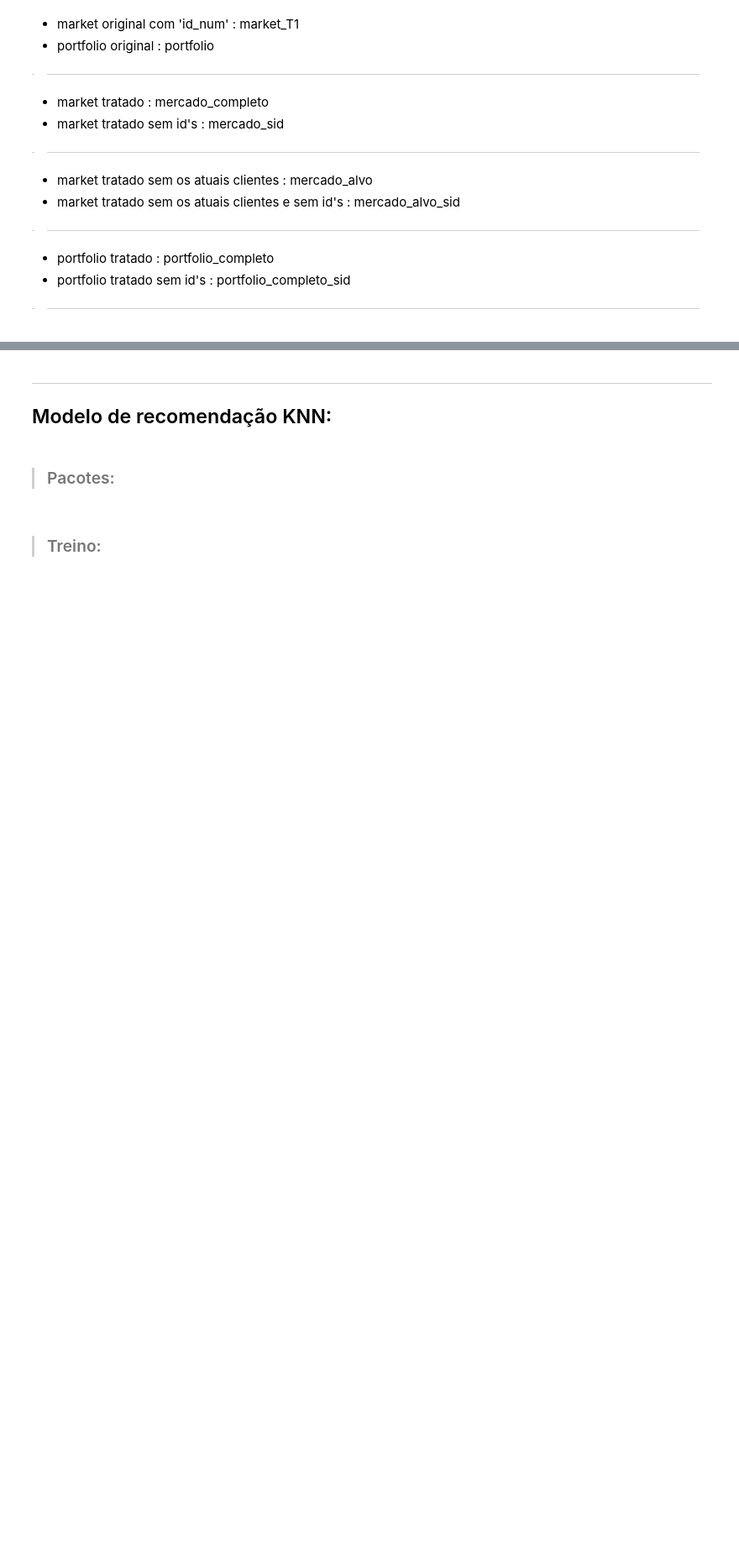
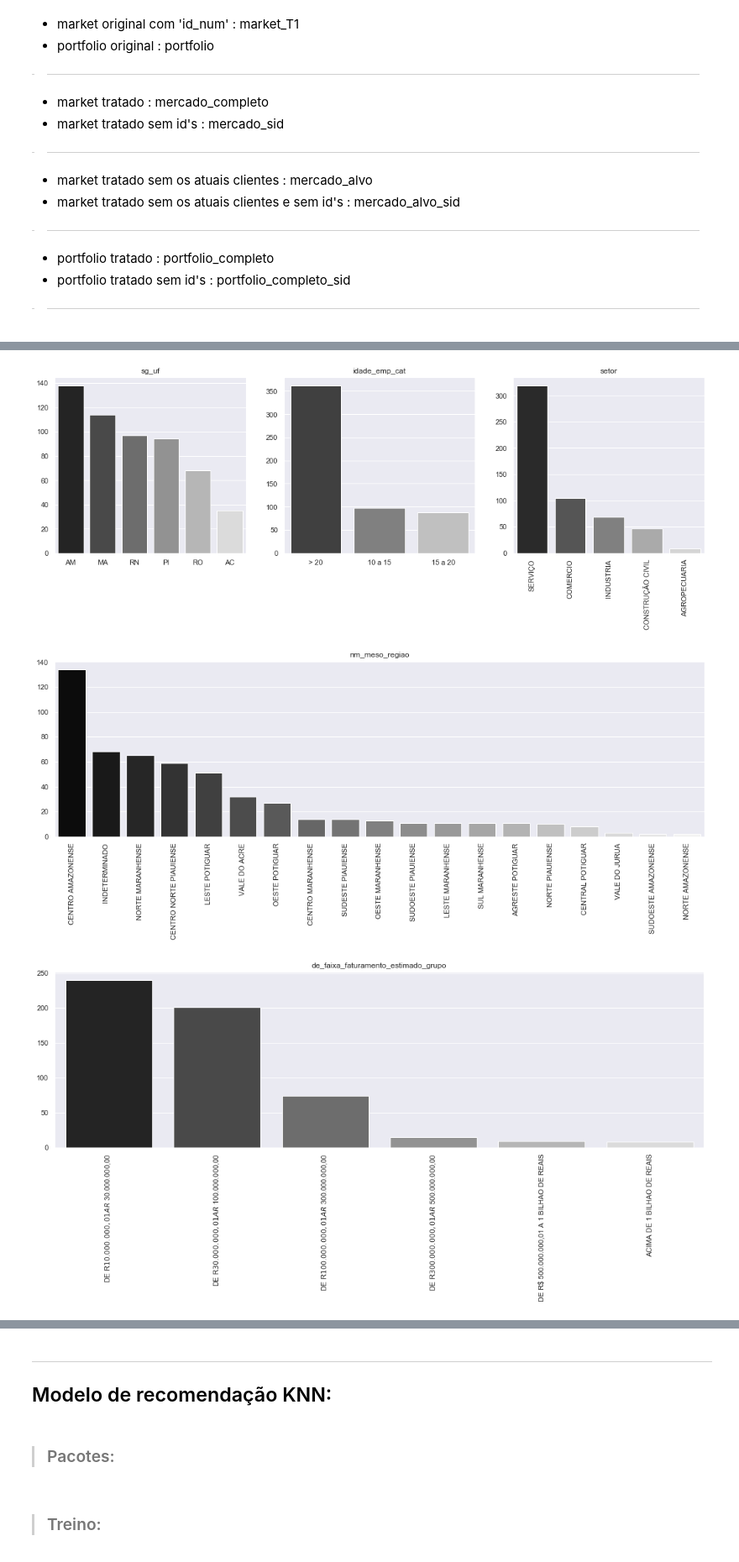
Before and after one commit to codenation-dev/squad-4-ad-data-science-1, a Jupyter notebook: analysis/CN-Rec_KNN.ipynb, the cells around one changed output, grey strips where cells are left out. Shown at 84% size. Drawn from its saved outputs; the diff is of its cells as text; code cells hidden in the pictures; blank space fills up the shorter version.

```diff
--- a/analysis/CN-Rec_KNN.ipynb
+++ b/analysis/CN-Rec_KNN.ipynb
@@ -214,6 +337,8 @@ percent_NA = 60
 colunas_NA_exclusao = qtd_na_por_col_portfolio_T2['Coluna'].loc[qtd_na_por_col_portfolio_T2['Percentual_de_NA'] >= percent_NA]
 # Exclusão das colunas:
 market_T3 = market_T3.drop(colunas_NA_exclusao, axis = 1)
+# %%
+market_T3 = market_T3.drop(['dt_situacao'], axis = 1)
 # %% [markdown]
 > ### Tipos de dados:
 # %%
@@ -239,9 +368,7 @@ tipo_int.remove('id_num')
 # Preenchimento de Na's
 market_T3[tipo_int] = market_T3[tipo_int].fillna(0)
 market_T3[tipo_float] = market_T3[tipo_float].fillna(0)
-market_T3[tipo_bool] = market_T3[tipo_bool].fillna(market_T3[tipo_bool].mode(dropna=True))
-market_T3[tipo_object] = market_T3[tipo_object].fillna(market_T3[tipo_object].mode(dropna=True))
-market_T3[tipo_object] = market_T3[tipo_object].fillna('INDETERMINADA')
+market_T3[tipo_object] = market_T3[tipo_object].fillna('INDETERMINADO')
 # %%
 # Visualização do dataframe após o tratamento:
 market_T3.head(3)
@@ -442,0 +690,65 @@ portfolio_completo_sid = portfolio_completo.drop(['id', 'id_num'], axis = 1)
+# %%
+sns.set()
+f, axes= plt.subplots(1, 3, figsize=(18, 5))
+
+sns.countplot(data=portfolio_T4, x="sg_uf", palette = 'gist_gray', order = portfolio_T4['sg_uf'].value_counts().index, ax=axes[0]);
+axes[0].set_title("sg_uf")
+axes[0].set_ylabel("")
+axes[0].set_xlabel("")
+
+sns.countplot(data=portfolio_T4, x="idade_emp_cat", palette = 'gist_gray', order = portfolio_T4['idade_emp_cat'].value_counts().index, ax=axes[1]);
+axes[1].set_title("idade_emp_cat")
+axes[1].set_ylabel("")
+axes[1].set_xlabel("")
+
+sns.countplot(data=portfolio_T4, x="setor", palette = 'gist_gray', order = portfolio_T4['setor'].value_counts().index, ax=axes[2]);
+axes[2].set_title("setor")
+plt.xticks(rotation=90)
+axes[2].set_ylabel("")
+axes[2].set_xlabel("")
+
+fig, ax = plt.subplots(figsize=(18,5))
+sns.countplot(data=portfolio_T4, x="nm_meso_regiao", palette = 'gist_gray', order = portfolio_T4['nm_meso_regiao'].value_counts().index);
+ax.set_title("nm_meso_regiao")
+plt.xticks(rotation=90)
+ax.set_ylabel("")
+ax.set_xlabel("")
+
+fig, ax = plt.subplots(figsize=(18,5))
+sns.countplot(data=portfolio_T4, x="de_faixa_faturamento_estimado_grupo", palette = 'gist_gray', order = portfolio_T4['de_faixa_faturamento_estimado_grupo'].value_counts().index);
+plt.xticks(rotation=90)
+ax.set_title("de_faixa_faturamento_estimado_grupo")
+ax.set_ylabel("")
+ax.set_xlabel("")
+
+fig, ax = plt.subplots(figsize=(18,5))
+sns.countplot(data=portfolio_T4, x="qt_filiais", palette = 'gist_gray', order = portfolio_T4['qt_filiais'].value_counts().index);
+ax.set_title("qt_filiais")
+ax.set_ylabel("")
+ax.set_xlabel("")
+
+fig, ax = plt.subplots(figsize=(18,5))
+sns.countplot(data=portfolio_T4, x="natureza_juridica_macro", palette = 'gist_gray', order = portfolio_T4['natureza_juridica_macro'].value_counts().index);
+plt.xticks(rotation=90)
+ax.set_title("natureza_juridica_macro")
+ax.set_ylabel("")
+ax.set_xlabel("")
+
+fig, ax = plt.subplots(figsize=(18,5))
+sns.countplot(data=portfolio_T4, x="de_natureza_juridica", palette = 'gist_gray', order = portfolio_T4['de_natureza_juridica'].value_counts().index);
+plt.xticks(rotation=90)
+ax.set_title("de_natureza_juridica")
+ax.set_ylabel("")
+ax.set_xlabel("")
+
+fig, ax = plt.subplots(figsize=(18,5))
+sns.countplot(data=portfolio_T4, x="nm_segmento", palette = 'gist_gray', order = portfolio_T4['nm_segmento'].value_counts().index);
+plt.xticks(rotation=90)
+ax.set_title("nm_segmento")
+ax.set_ylabel("")
+ax.set_xlabel("")
+plt.show()
+# %% [output]
+[figure, added]
+[figure, added]
+[figure, added]
```
Also changed, not shown: parts of 78 cells of this notebook.
